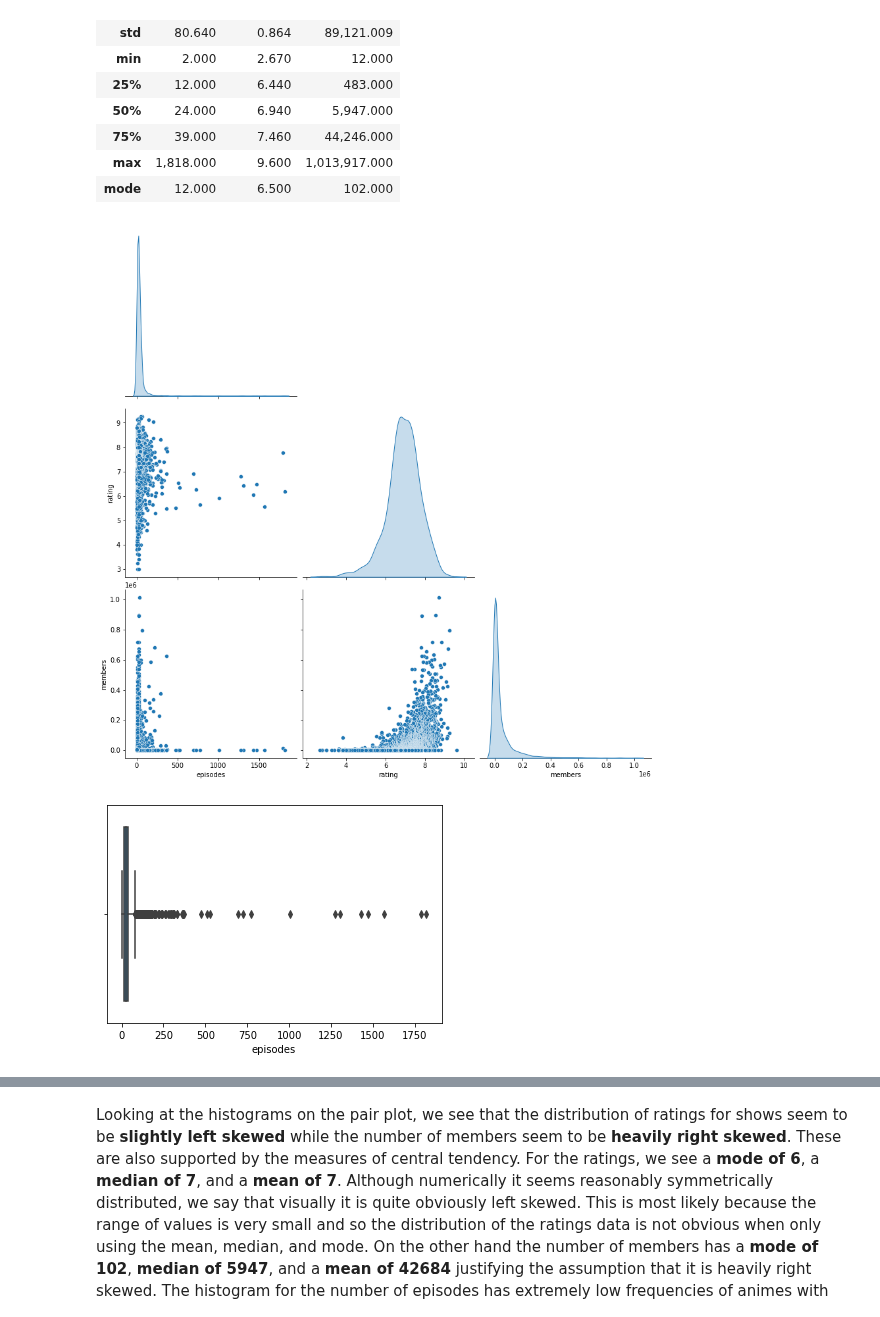
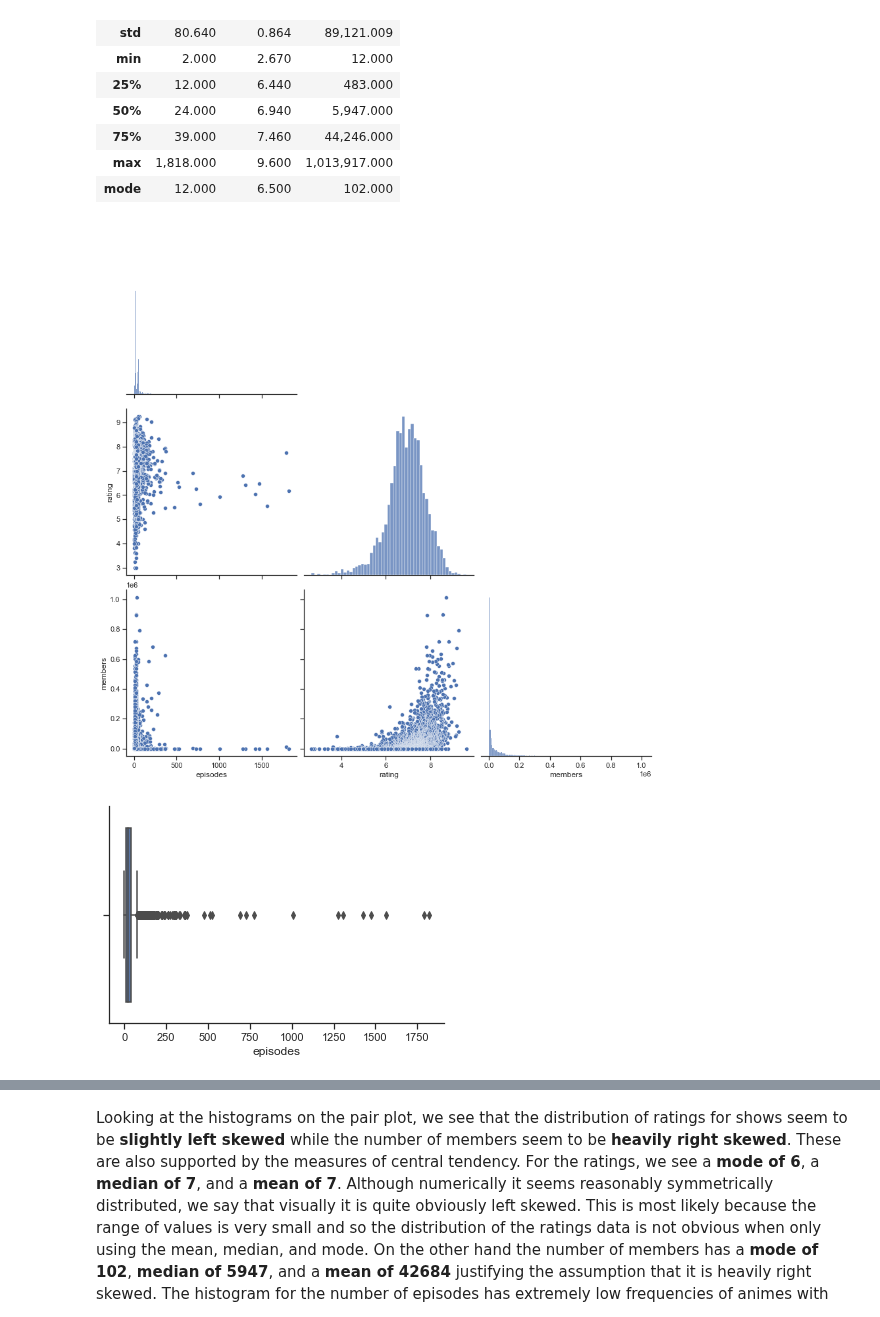
Before and after one commit to Zenoix/Anime-Recommendations, a Jupyter notebook: Exploratory Data Analysis.ipynb, the cells around one changed output, grey strips where cells are left out. Cells and saved outputs as stored; diff of their text form; code cells hidden in the pictures.

Commit message:
Created boxplots for mean median ratings and also changed visuals

```diff
--- a/Exploratory Data Analysis.ipynb
+++ b/Exploratory Data Analysis.ipynb
@@ -12,6 +12,7 @@ import pandas as pd
 import numpy as np
 import matplotlib.pyplot as plt
 import seaborn as sns
+sns.set(style="ticks")
 
 %matplotlib inline
 pd.options.display.float_format = '{:,.3f}'.format
@@ -54,14 +55,15 @@ summ_stats.rename(index={0: "mode"})
 | mode | 12.000 | 6.500 | 102.000 |
 # %%
 # pairplot
-sns.pairplot(data = anime_df, vars=["episodes","rating", "members"], height=4, diag_kind= "kde", corner=True);
+sns.pairplot(data = anime_df, vars=["episodes","rating", "members"], height=4, corner=True);
 # %% [output]
-[figure, old version]
+[figure, new version]
 # %%
 #boxplot of number of episodes
-sns.boxplot(data=anime_df, x="episodes");
+sns.boxplot(data=anime_df, x="episodes")
+sns.despine();
 # %% [output]
-[figure, old version]
+[figure, new version]
 # %%
 #plot ratings vs members
 plt.figure(figsize=(12,8))
```
Also changed, not shown: parts of 10 cells of this notebook.
